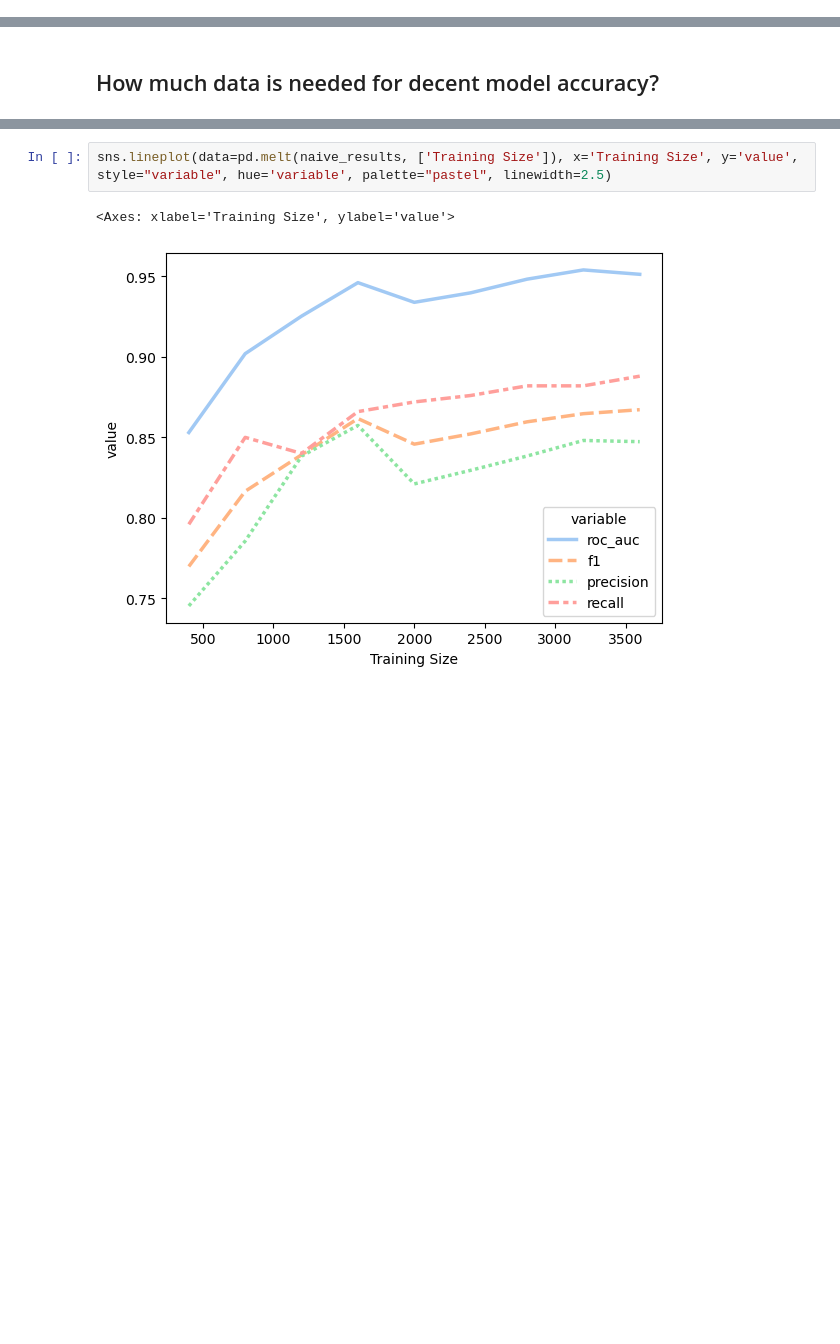
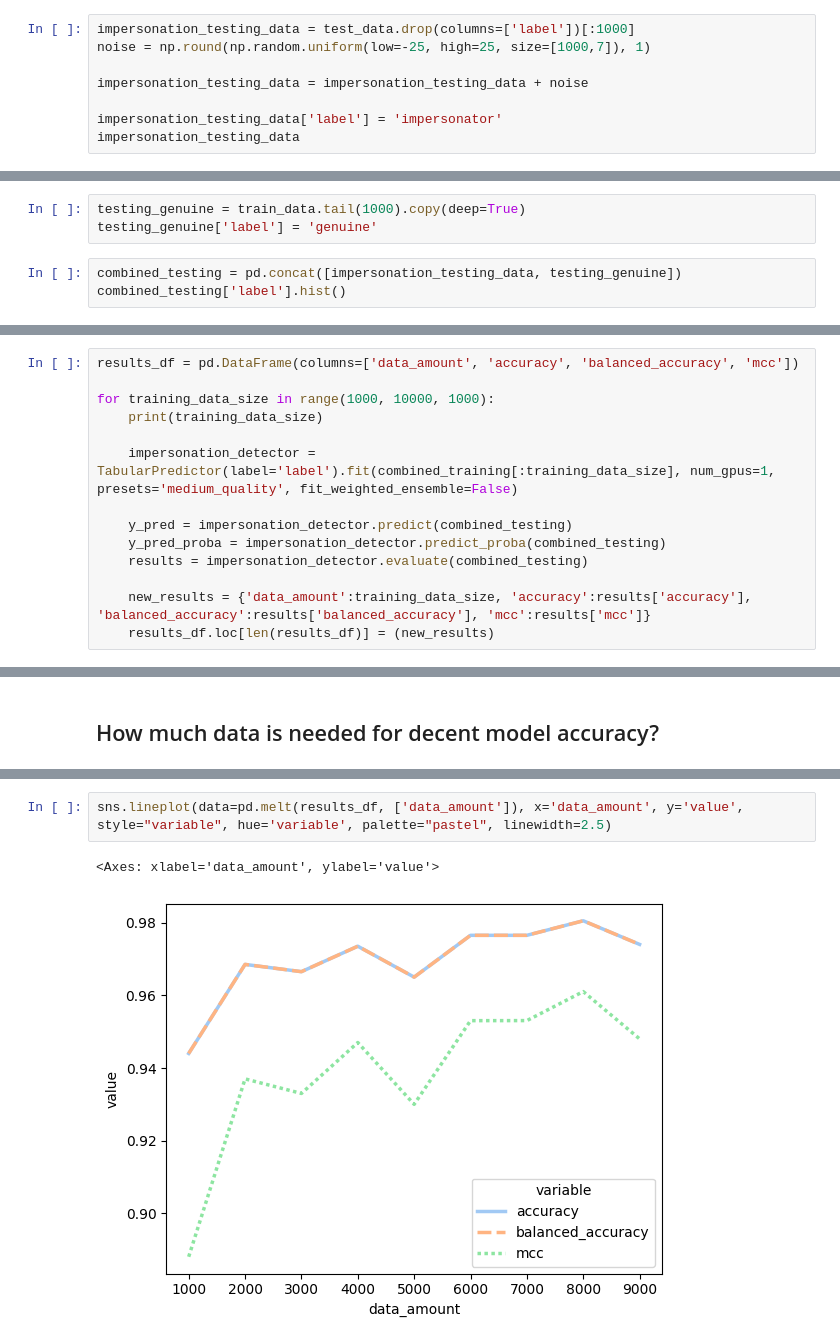
Before and after one commit to brite3001/IoT-GPU-ID, a Jupyter notebook: Experiment 2 - Spoofing Attack Detection/naive_attacker.ipynb, the cells around one changed output, grey strips where cells are left out. Drawn from its saved outputs; the diff is of its cells as text; blank space fills up the shorter version.

Commit message:
fixed naive, lots of small changes in all

```diff
--- a/Experiment 2 - Spoofing Attack Detection/naive_attacker.ipynb
+++ b/Experiment 2 - Spoofing Attack Detection/naive_attacker.ipynb
@@ -293,0 +226,8 @@ Warning: GPU mode might not be installed for LightGBM, GPU training raised an ex
+# %%
+impersonation_testing_data = test_data.drop(columns=['label'])[:1000]
+noise = np.round(np.random.uniform(low=-25, high=25, size=[1000,7]), 1)
+
+impersonation_testing_data = impersonation_testing_data + noise
+
+impersonation_testing_data['label'] = 'impersonator'
+impersonation_testing_data
@@ -293,0 +250,6 @@ Warning: GPU mode might not be installed for LightGBM, GPU training raised an ex
+# %%
+testing_genuine = train_data.tail(1000).copy(deep=True)
+testing_genuine['label'] = 'genuine'
+# %%
+combined_testing = pd.concat([impersonation_testing_data, testing_genuine])
+combined_testing['label'].hist()
@@ -293,0 +261,14 @@ Warning: GPU mode might not be installed for LightGBM, GPU training raised an ex
+# %%
+results_df = pd.DataFrame(columns=['data_amount', 'accuracy', 'balanced_accuracy', 'mcc'])
+
+for training_data_size in range(1000, 10000, 1000):
+    print(training_data_size)
+
+    impersonation_detector = TabularPredictor(label='label').fit(combined_training[:training_data_size], num_gpus=1, presets='medium_quality', fit_weighted_ensemble=False)
+
+    y_pred = impersonation_detector.predict(combined_testing)
+    y_pred_proba = impersonation_detector.predict_proba(combined_testing)
+    results = impersonation_detector.evaluate(combined_testing)
+
+    new_results = {'data_amount':training_data_size, 'accuracy':results['accuracy'], 'balanced_accuracy':results['balanced_accuracy'], 'mcc':results['mcc']}
+    results_df.loc[len(results_df)] = (new_results)
@@ -296,5 +406,5 @@ Warning: GPU mode might not be installed for LightGBM, GPU training raised an ex
 # %%
-sns.lineplot(data=pd.melt(naive_results, ['Training Size']), x='Training Size', y='value', style="variable", hue='variable', palette="pastel", linewidth=2.5)
+sns.lineplot(data=pd.melt(results_df, ['data_amount']), x='data_amount', y='value', style="variable", hue='variable', palette="pastel", linewidth=2.5)
 # %% [output]
-<Axes: xlabel='Training Size', ylabel='value'>
+<Axes: xlabel='data_amount', ylabel='value'>
-[figure, old version]
+[figure, new version]
```
Also changed, not shown: parts of 44 cells of this notebook, 7 other files.
